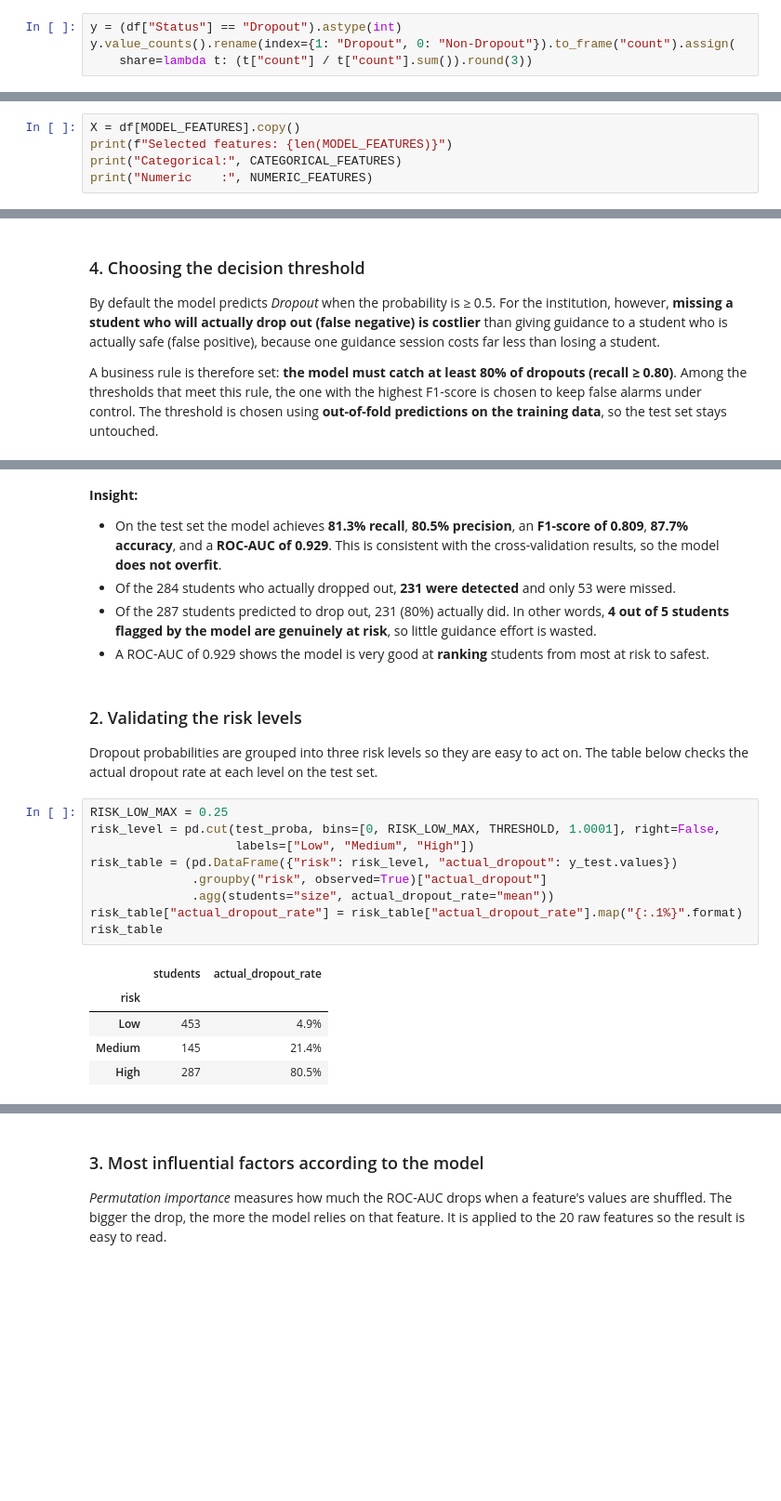
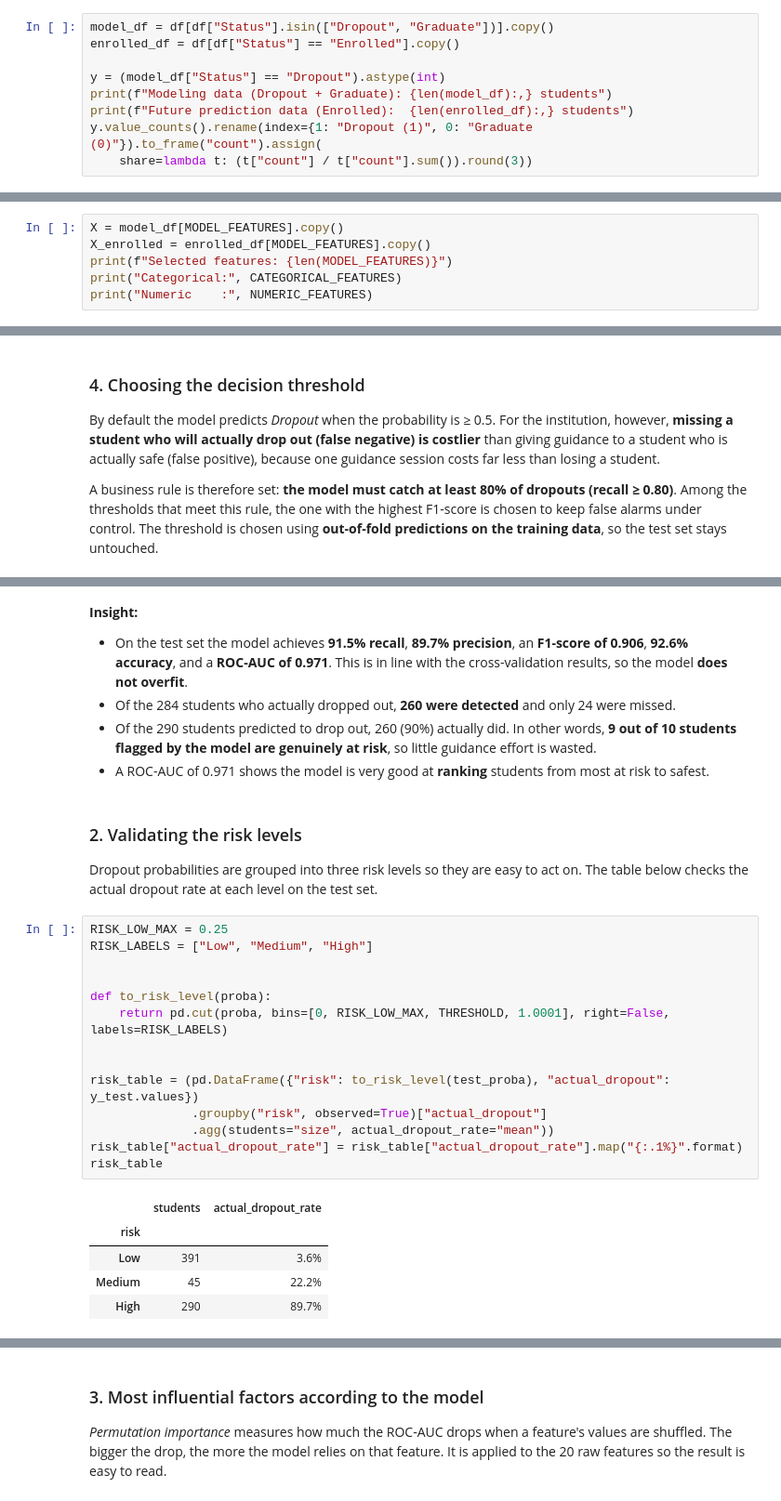
Before and after one commit to Rainy1502/EduGuard-Dropout-Prediction, a Jupyter notebook: notebook.ipynb, the cells around one changed output, grey strips where cells are left out. Shown at 93% size. Saved outputs shown, nothing was run; the diff lists cells and outputs as text; blank space fills up the shorter version.

```diff
--- a/notebook.ipynb
+++ b/notebook.ipynb
@@ -438,5 +442,10 @@ Following the business need (detecting students at risk of **dropping out**), th
 # %%
-y = (df["Status"] == "Dropout").astype(int)
-y.value_counts().rename(index={1: "Dropout", 0: "Non-Dropout"}).to_frame("count").assign(
+model_df = df[df["Status"].isin(["Dropout", "Graduate"])].copy()
+enrolled_df = df[df["Status"] == "Enrolled"].copy()
+
+y = (model_df["Status"] == "Dropout").astype(int)
+print(f"Modeling data (Dropout + Graduate): {len(model_df):,} students")
+print(f"Future prediction data (Enrolled):  {len(enrolled_df):,} students")
+y.value_counts().rename(index={1: "Dropout (1)", 0: "Graduate (0)"}).to_frame("count").assign(
     share=lambda t: (t["count"] / t["count"].sum()).round(3))
 # %% [output]
@@ -465,7 +478,8 @@ Based on the EDA, **20 features** were selected that are relevant and known to t
 
 Fewer features also make the **application prototype easier to use**, because the input form stays short. The modeling stage shows that this selection does not meaningfully reduce performance.
 # %%
-X = df[MODEL_FEATURES].copy()
+X = model_df[MODEL_FEATURES].copy()
+X_enrolled = enrolled_df[MODEL_FEATURES].copy()
 print(f"Selected features: {len(MODEL_FEATURES)}")
 print("Categorical:", CATEGORICAL_FEATURES)
 print("Numeric    :", NUMERIC_FEATURES)
@@ -763,26 +779,31 @@ plt.show()
 # %% [markdown]
 **Insight:**
-- On the test set the model achieves **81.3% recall**, **80.5% precision**, an **F1-score of 0.809**, **87.7% accuracy**, and a **ROC-AUC of 0.929**. This is consistent with the cross-validation results, so the model **does not overfit**.
-- Of the 284 students who actually dropped out, **231 were detected** and only 53 were missed.
-- Of the 287 students predicted to drop out, 231 (80%) actually did. In other words, **4 out of 5 students flagged by the model are genuinely at risk**, so little guidance effort is wasted.
-- A ROC-AUC of 0.929 shows the model is very good at **ranking** students from most at risk to safest.
+- On the test set the model achieves **91.5% recall**, **89.7% precision**, an **F1-score of 0.906**, **92.6% accuracy**, and a **ROC-AUC of 0.971**. This is in line with the cross-validation results, so the model **does not overfit**.
+- Of the 284 students who actually dropped out, **260 were detected** and only 24 were missed.
+- Of the 290 students predicted to drop out, 260 (90%) actually did. In other words, **9 out of 10 students flagged by the model are genuinely at risk**, so little guidance effort is wasted.
+- A ROC-AUC of 0.971 shows the model is very good at **ranking** students from most at risk to safest.
 # %% [markdown]
 ### 2. Validating the risk levels
 Dropout probabilities are grouped into three risk levels so they are easy to act on. The table below checks the actual dropout rate at each level on the test set.
 # %%
 RISK_LOW_MAX = 0.25
-risk_level = pd.cut(test_proba, bins=[0, RISK_LOW_MAX, THRESHOLD, 1.0001], right=False,
-                    labels=["Low", "Medium", "High"])
-risk_table = (pd.DataFrame({"risk": risk_level, "actual_dropout": y_test.values})
+RISK_LABELS = ["Low", "Medium", "High"]
+
+
+def to_risk_level(proba):
+    return pd.cut(proba, bins=[0, RISK_LOW_MAX, THRESHOLD, 1.0001], right=False, labels=RISK_LABELS)
+
+
+risk_table = (pd.DataFrame({"risk": to_risk_level(test_proba), "actual_dropout": y_test.values})
               .groupby("risk", observed=True)["actual_dropout"]
               .agg(students="size", actual_dropout_rate="mean"))
 risk_table["actual_dropout_rate"] = risk_table["actual_dropout_rate"].map("{:.1%}".format)
 risk_table
 # %% [output]
 |  | students | actual_dropout_rate |
 | risk |  |  |
-| Low | 453 | 4.9% |
-| Medium | 145 | 21.4% |
-| High | 287 | 80.5% |
+| Low | 391 | 3.6% |
+| Medium | 45 | 22.2% |
+| High | 290 | 89.7% |
 # %% [markdown]
 **Insight:** The risk levels are meaningful:
```
Also changed, not shown: parts of 40 cells of this notebook, 7 other files.
